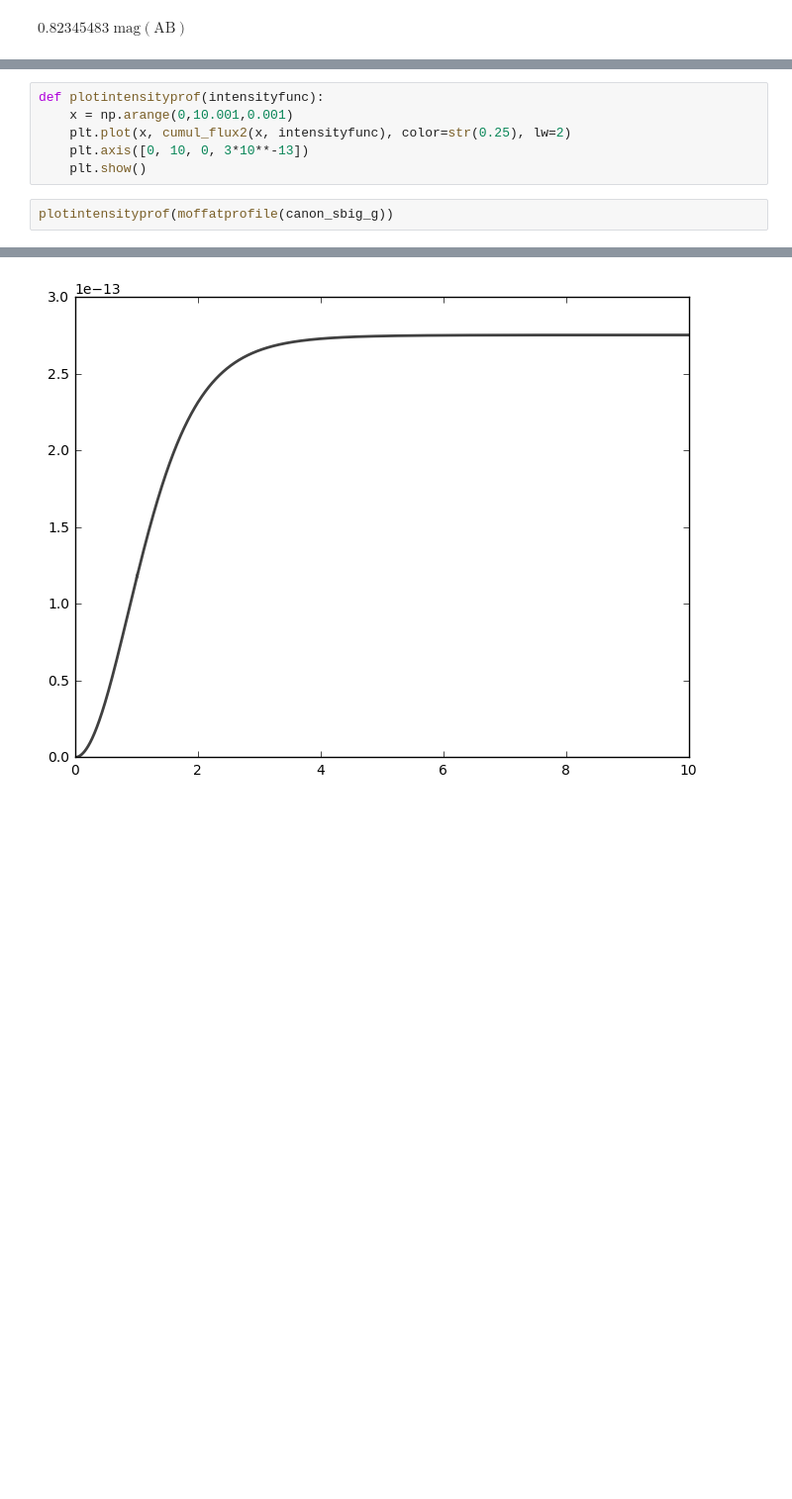
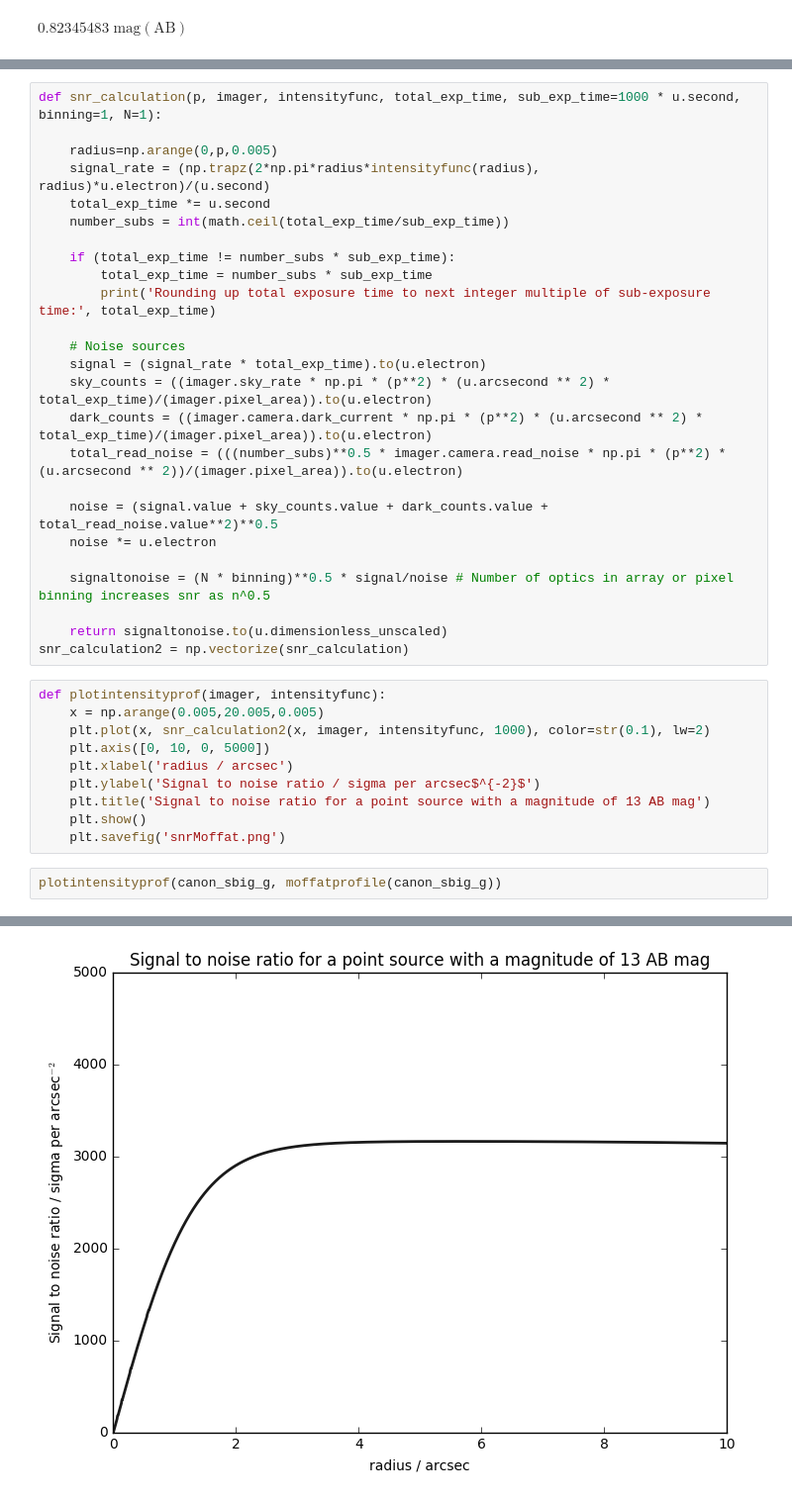
Before and after one commit to AnthonyHorton/signal-to-noise, a Jupyter notebook: Huntsman SNR.ipynb, the cells around one changed output, grey strips where cells are left out. Shown at 99% size. Saved outputs shown, nothing was run; the diff lists cells and outputs as text; blank space fills up the shorter version.

Commit message:
Signal to noise ratio versus the radius plots have been added.

```diff
--- a/Huntsman SNR.ipynb
+++ b/Huntsman SNR.ipynb
@@ -634,9 +632,38 @@ cumul_flux2 = np.vectorize(cumul_flux)
+# %%
+def snr_calculation(p, imager, intensityfunc, total_exp_time, sub_exp_time=1000 * u.second, binning=1, N=1):
+
+    radius=np.arange(0,p,0.005)
+    signal_rate = (np.trapz(2*np.pi*radius*intensityfunc(radius), radius)*u.electron)/(u.second)
+    total_exp_time *= u.second
+    number_subs = int(math.ceil(total_exp_time/sub_exp_time))
+
+    if (total_exp_time != number_subs * sub_exp_time):
+        total_exp_time = number_subs * sub_exp_time
+        print('Rounding up total exposure time to next integer multiple of sub-exposure time:', total_exp_time)
+
+    # Noise sources
+    signal = (signal_rate * total_exp_time).to(u.electron)
+    sky_counts = ((imager.sky_rate * np.pi * (p**2) * (u.arcsecond ** 2) * total_exp_time)/(imager.pixel_area)).to(u.electron)
+    dark_counts = ((imager.camera.dark_current * np.pi * (p**2) * (u.arcsecond ** 2) * total_exp_time)/(imager.pixel_area)).to(u.electron)
+    total_read_noise = (((number_subs)**0.5 * imager.camera.read_noise * np.pi * (p**2) * (u.arcsecond ** 2))/(imager.pixel_area)).to(u.electron)
+
+    noise = (signal.value + sky_counts.value + dark_counts.value + total_read_noise.value**2)**0.5
+    noise *= u.electron
+
+    signaltonoise = (N * binning)**0.5 * signal/noise # Number of optics in array or pixel binning increases snr as n^0.5
+
+    return signaltonoise.to(u.dimensionless_unscaled)
+snr_calculation2 = np.vectorize(snr_calculation)
 # %%
-def plotintensityprof(intensityfunc):
-    x = np.arange(0,10.001,0.001)
-    plt.plot(x, cumul_flux2(x, intensityfunc), color=str(0.25), lw=2)
-    plt.axis([0, 10, 0, 3*10**-13])
+def plotintensityprof(imager, intensityfunc):
+    x = np.arange(0.005,20.005,0.005)
+    plt.plot(x, snr_calculation2(x, imager, intensityfunc, 1000), color=str(0.1), lw=2)
+    plt.axis([0, 10, 0, 5000])
+    plt.xlabel('radius / arcsec')
+    plt.ylabel('Signal to noise ratio / sigma per arcsec$^{-2}$')
+    plt.title('Signal to noise ratio for a point source with a magnitude of 13 AB mag')
     plt.show()
+    plt.savefig('snrMoffat.png')
 # %%
-plotintensityprof(moffatprofile(canon_sbig_g))
+plotintensityprof(canon_sbig_g, moffatprofile(canon_sbig_g))
 # %% [output]
@@ -645 +672 @@ plotintensityprof(moffatprofile(canon_sbig_g))
-[figure, old version]
+[figure, new version]
```
Also changed, not shown: parts of 8 cells of this notebook, 9 other files.
